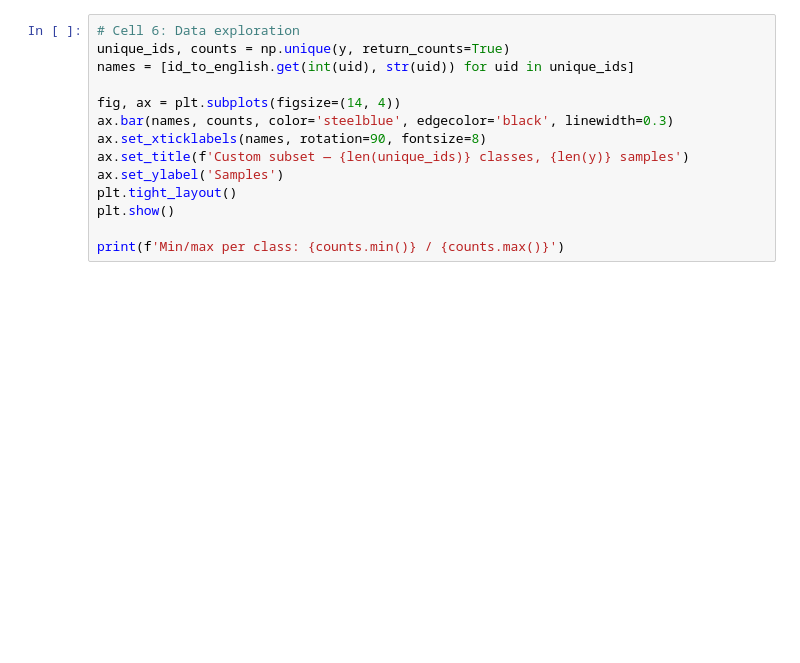
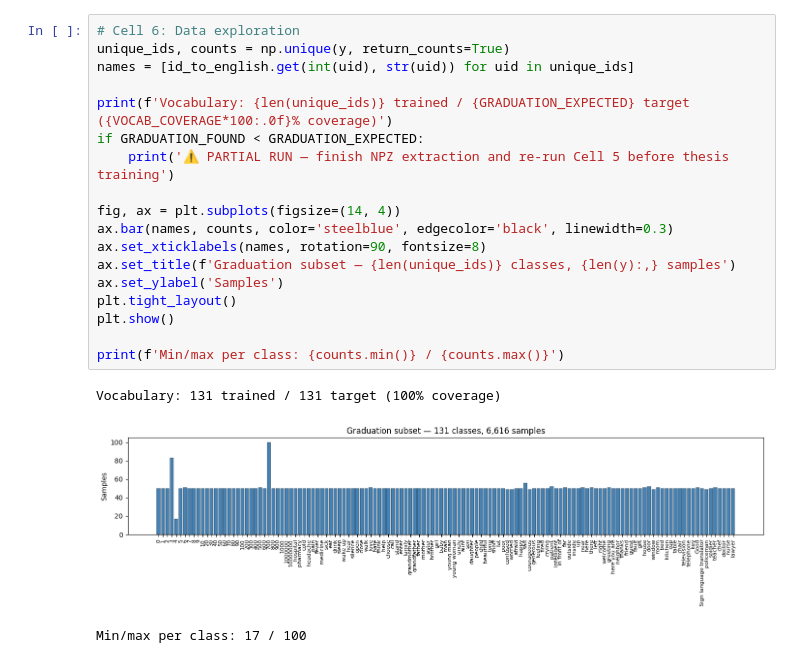
Before and after one commit to ahmed171102/SLR-Main, a Jupyter notebook: Words/ArSL Word (Arabic)/ArSL_Word_Training_CustomWords.ipynb, the cells around one changed output. Cells and saved outputs as stored; diff of their text form; blank space fills up the shorter version.

```diff
--- a/Words/ArSL Word (Arabic)/ArSL_Word_Training_CustomWords.ipynb
+++ b/Words/ArSL Word (Arabic)/ArSL_Word_Training_CustomWords.ipynb
@@ -206,15 +602,23 @@ print(preview.to_string(index=False))
 # %%
 # Cell 6: Data exploration
 unique_ids, counts = np.unique(y, return_counts=True)
 names = [id_to_english.get(int(uid), str(uid)) for uid in unique_ids]
 
+print(f'Vocabulary: {len(unique_ids)} trained / {GRADUATION_EXPECTED} target ({VOCAB_COVERAGE*100:.0f}% coverage)')
+if GRADUATION_FOUND < GRADUATION_EXPECTED:
+    print('⚠ PARTIAL RUN — finish NPZ extraction and re-run Cell 5 before thesis training')
+
 fig, ax = plt.subplots(figsize=(14, 4))
 ax.bar(names, counts, color='steelblue', edgecolor='black', linewidth=0.3)
 ax.set_xticklabels(names, rotation=90, fontsize=8)
-ax.set_title(f'Custom subset — {len(unique_ids)} classes, {len(y)} samples')
+ax.set_title(f'Graduation subset — {len(unique_ids)} classes, {len(y):,} samples')
 ax.set_ylabel('Samples')
 plt.tight_layout()
 plt.show()
 
 print(f'Min/max per class: {counts.min()} / {counts.max()}')
+# %% [output]
+Vocabulary: 131 trained / 131 target (100% coverage)
+[figure, added]
+Min/max per class: 17 / 100
 # %%
```
Also changed, not shown: parts of 11 cells of this notebook, 30 other files.
